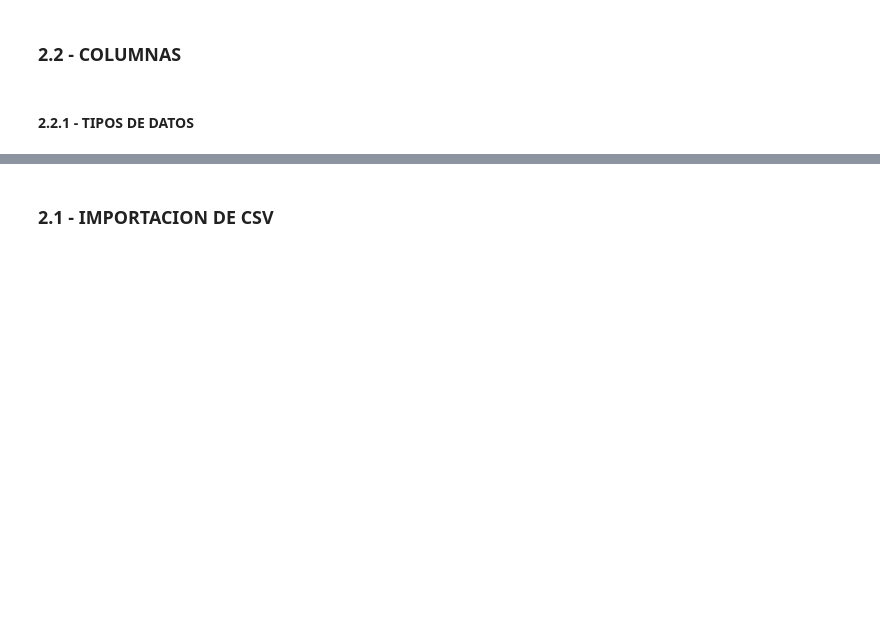
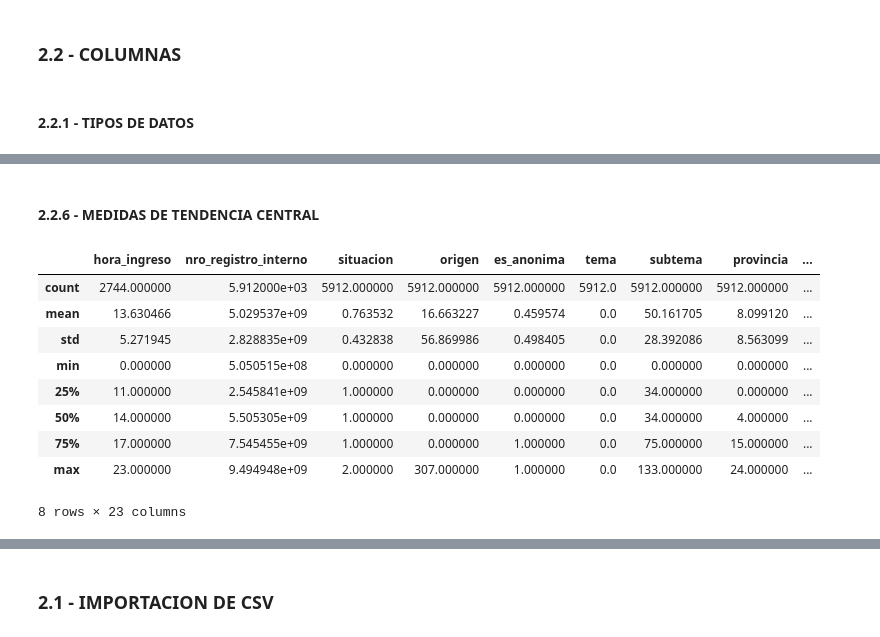
Before and after one commit to ianCristianAriel/2022-Argentina-trata-de-persona, a Jupyter notebook: notebooks/02_eda.ipynb, the cells around one changed output, grey strips where cells are left out. Drawn from its saved outputs; the diff is of its cells as text; code cells hidden in the pictures; blank space fills up the shorter version.

```diff
--- a/notebooks/02_eda.ipynb
+++ b/notebooks/02_eda.ipynb
@@ -75,0 +55,26 @@ df_denuncias
+# %%
+# Convertir hora_ingreso a hora del día
+df_denuncias['hora_ingreso'] = pd.to_datetime(df_denuncias['hora_ingreso']).dt.hour
+
+# Convertir fecha_ingreso a datetime
+df_denuncias['fecha_ingreso'] = pd.to_datetime(df_denuncias['fecha_ingreso'])
+
+# Lista de columnas para convertir a categorías
+categorias_cols = ['situacion', 'origen', 'tema', 'provincia', 'dependencia_alta',
+                   'via_ingreso', 'derivacion_institucion', 'derivacion_judicializa',
+                   'denunciante_provincia', 'es_anonima', 'subtema', 'localidad',
+                    'denunciante_como_conocio_la_linea']
+
+# Convertir columnas a categorías en una sola línea
+df_denuncias[categorias_cols] = df_denuncias[categorias_cols].astype('category')
+# %%
+# Convertir derivacion_fecha_hora a hora del día
+df_denuncias['derivacion_fecha'] = pd.to_datetime(df_denuncias['derivacion_fecha'])
+df_denuncias['derivacion_hora'] = df_denuncias['derivacion_fecha'].dt.hour
+
+# Obtener año, mes y día de derivacion_fecha en una sola línea
+df_denuncias['derivacion_anio'] = df_denuncias['derivacion_fecha'].dt.year
+df_denuncias['derivacion_mes'] = df_denuncias['derivacion_fecha'].dt.month
+df_denuncias['derivacion_dia'] = df_denuncias['derivacion_fecha'].dt.day
+
+df_denuncias  = df_denuncias.drop('derivacion_fecha', axis=1)
@@ -75,0 +149,15 @@ df_denuncias
+# %% [markdown]
+#### 2.2.6 - MEDIDAS DE TENDENCIA CENTRAL
+# %%
+df_denuncias.describe(include='all')
+# %% [output]
+|  | hora_ingreso | nro_registro_interno | situacion | origen | es_anonima | tema | subtema | provincia | ... |
+| count | 2744.000000 | 5.912000e+03 | 5912.000000 | 5912.000000 | 5912.000000 | 5912.0 | 5912.000000 | 5912.000000 | ... |
+| mean | 13.630466 | 5.029537e+09 | 0.763532 | 16.663227 | 0.459574 | 0.0 | 50.161705 | 8.099120 | ... |
+| std | 5.271945 | 2.828835e+09 | 0.432838 | 56.869986 | 0.498405 | 0.0 | 28.392086 | 8.563099 | ... |
+| min | 0.000000 | 5.050515e+08 | 0.000000 | 0.000000 | 0.000000 | 0.0 | 0.000000 | 0.000000 | ... |
+| 25% | 11.000000 | 2.545841e+09 | 1.000000 | 0.000000 | 0.000000 | 0.0 | 34.000000 | 0.000000 | ... |
+| 50% | 14.000000 | 5.505305e+09 | 1.000000 | 0.000000 | 0.000000 | 0.0 | 34.000000 | 4.000000 | ... |
+| 75% | 17.000000 | 7.545455e+09 | 1.000000 | 0.000000 | 1.000000 | 0.0 | 75.000000 | 15.000000 | ... |
+| max | 23.000000 | 9.494948e+09 | 2.000000 | 307.000000 | 1.000000 | 0.0 | 133.000000 | 24.000000 | ... |
+8 rows × 23 columns
```
Also changed, not shown: parts of 59 cells of this notebook, 7 other files.
